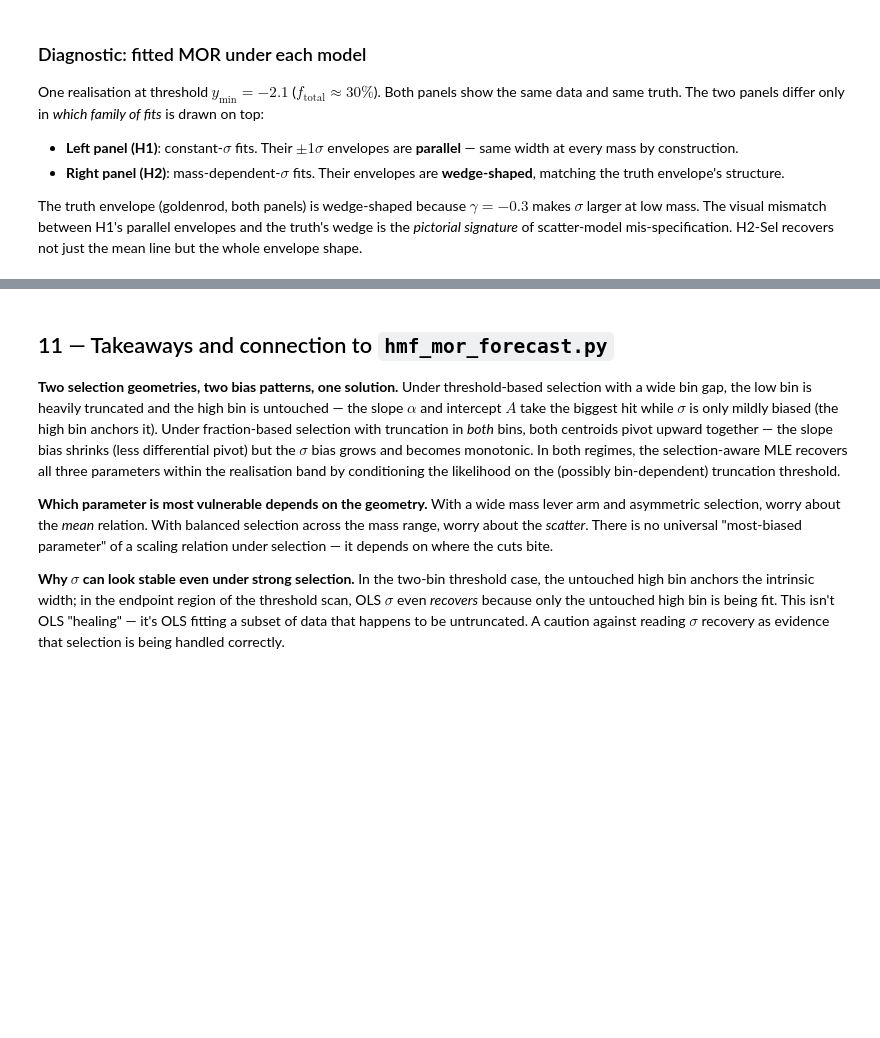
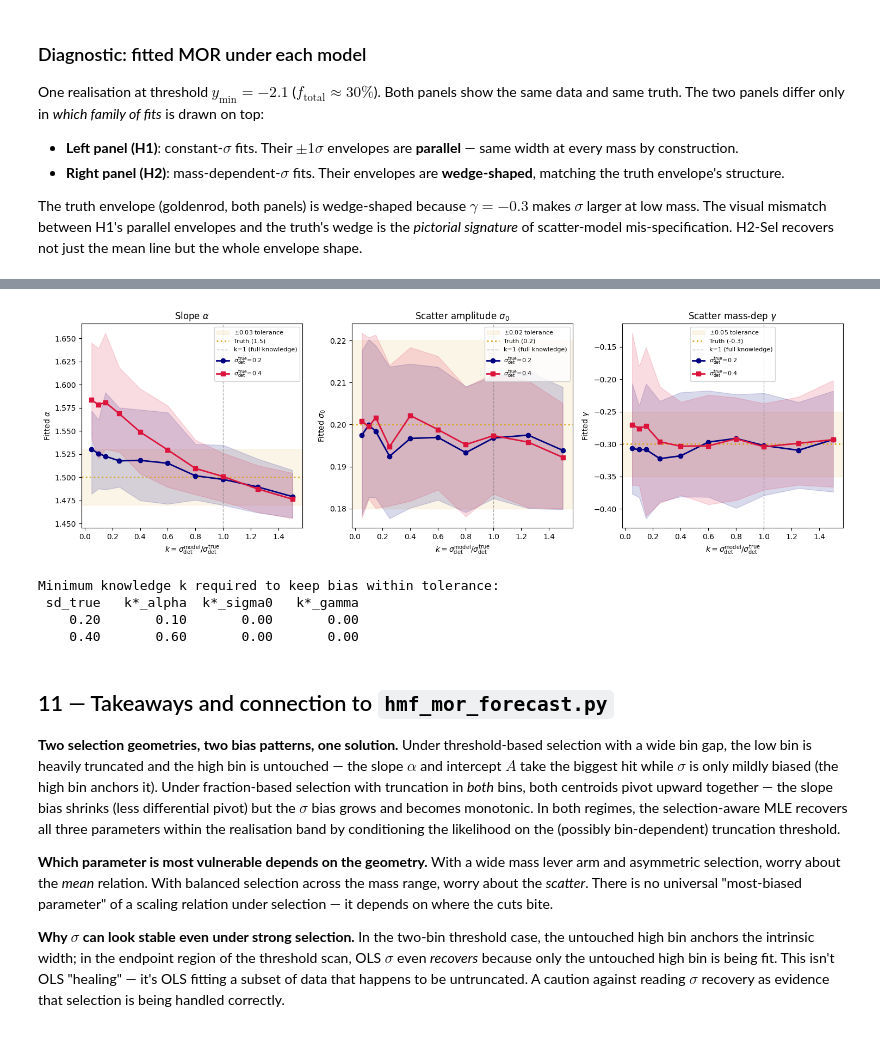
Before and after one commit to xtang126/hmf-mor-forecast, a Jupyter notebook: notebooks/mor_incompleteness_toy.ipynb, the cells around one changed output, grey strips where cells are left out. Cells and saved outputs as stored; diff of their text form; code cells hidden in the pictures; blank space fills up the shorter version.

```diff
--- a/notebooks/mor_incompleteness_toy.ipynb
+++ b/notebooks/mor_incompleteness_toy.ipynb
@@ -1530,3 +1640,78 @@ plt.show()
+# %%
+def plot_knowledge_scan(results_dict, k_grid, tolerances=None):
+    """results_dict: {sd_true: scan_results}. Plot bias vs k for alpha, sigma0, gamma."""
+    if tolerances is None:
+        tolerances = {'alpha': 0.03, 'sigma0': 0.02, 'gamma': 0.05}
+    colors = ['navy', 'crimson', 'darkgreen']
+    markers = ['o', 's', 'D']
+
+    fig, axes = plt.subplots(1, 3, figsize=(15, 4.8))
+
+    for ax, key, truth, ylabel, title in [
+        (axes[0], 'alpha',  ALPHA_TRUE,     r'Fitted $\alpha$',     r'Slope $\alpha$'),
+        (axes[1], 'sigma0', SIGMA_TRUE,     r'Fitted $\sigma_0$',   r'Scatter amplitude $\sigma_0$'),
+        (axes[2], 'gamma',  GAMMA_SCATTER,  r'Fitted $\gamma$',     r'Scatter mass-dep $\gamma$'),
+    ]:
+        tol = tolerances[key]
+        # Tolerance band around truth (drawn first so curves overlay)
+        ax.axhspan(truth - tol, truth + tol, color='goldenrod', alpha=0.10,
+                   label=fr'$\pm${tol} tolerance')
+        ax.axhline(truth, color='goldenrod', ls=':', lw=2, label=f'Truth ({truth})')
+        ax.axvline(1.0, color='gray', ls='--', lw=1, alpha=0.6, label='k=1 (full knowledge)')
+
+        for (sd_true, r), color, mk in zip(results_dict.items(), colors, markers):
+            d_med = np.nanmedian(r[key], axis=1)
+            d_lo  = np.nanpercentile(r[key], 16, axis=1)
+            d_hi  = np.nanpercentile(r[key], 84, axis=1)
+            ax.plot(k_grid, d_med, marker=mk, ls='-', color=color, lw=2,
+                    label=fr'$\sigma_\mathrm{{det}}^\mathrm{{true}}$={sd_true}')
+            ax.fill_between(k_grid, d_lo, d_hi, color=color, alpha=0.15)
+
+        ax.set_xlabel(r'$k = \sigma_\mathrm{det}^\mathrm{model} / \sigma_\mathrm{det}^\mathrm{true}$')
+        ax.set_ylabel(ylabel)
+        ax.set_title(title)
+        ax.legend(fontsize=8, loc='best')
+
+    plt.tight_layout()
+    plt.show()
+
+
+plot_knowledge_scan(results_knowledge, K_GRID,
+                     tolerances={'alpha': 0.03, 'sigma0': 0.02, 'gamma': 0.05})
+# %% [output]
+[figure, added]
+# %%
+def find_knowledge_threshold(results, k_grid, key, truth, tolerance):
+    """Find the minimum k at which |median(fit) - truth| stays within tolerance
+    for ALL k values above that point.
+    Returns np.nan if never within tolerance, or 0 if within tolerance everywhere.
+    """
+    d_med = np.nanmedian(results[key], axis=1)
+    within = np.abs(d_med - truth) <= tolerance
+    if within.all():
+        return 0.0
+    if not within.any():
+        return np.nan
+    # Find the largest k that's OUTSIDE tolerance, threshold is just above it
+    outside_idx = np.where(~within)[0]
+    last_outside = outside_idx.max()
+    if last_outside == len(k_grid) - 1:
+        return np.nan  # Never enters tolerance
+    return k_grid[last_outside + 1]
+
+
+print("\nMinimum knowledge k required to keep bias within tolerance:")
+print(f"{'sd_true':>8} {'k*_alpha':>10} {'k*_sigma0':>10} {'k*_gamma':>10}")
+for sd_true, r in results_knowledge.items():
+    k_a  = find_knowledge_threshold(r, K_GRID, 'alpha',  ALPHA_TRUE,    0.03)
+    k_s0 = find_knowledge_threshold(r, K_GRID, 'sigma0', SIGMA_TRUE,    0.02)
+    k_g  = find_knowledge_threshold(r, K_GRID, 'gamma',  GAMMA_SCATTER, 0.05)
+    print(f"{sd_true:8.2f} {k_a:10.2f} {k_s0:10.2f} {k_g:10.2f}")
+# %% [output]
+Minimum knowledge k required to keep bias within tolerance:
+ sd_true   k*_alpha  k*_sigma0   k*_gamma
+    0.20       0.10       0.00       0.00
+    0.40       0.60       0.00       0.00
 # %% [markdown]
 ## 11 — Takeaways and connection to `hmf_mor_forecast.py`
 
```
Also changed, not shown: parts of 12 cells of this notebook.
